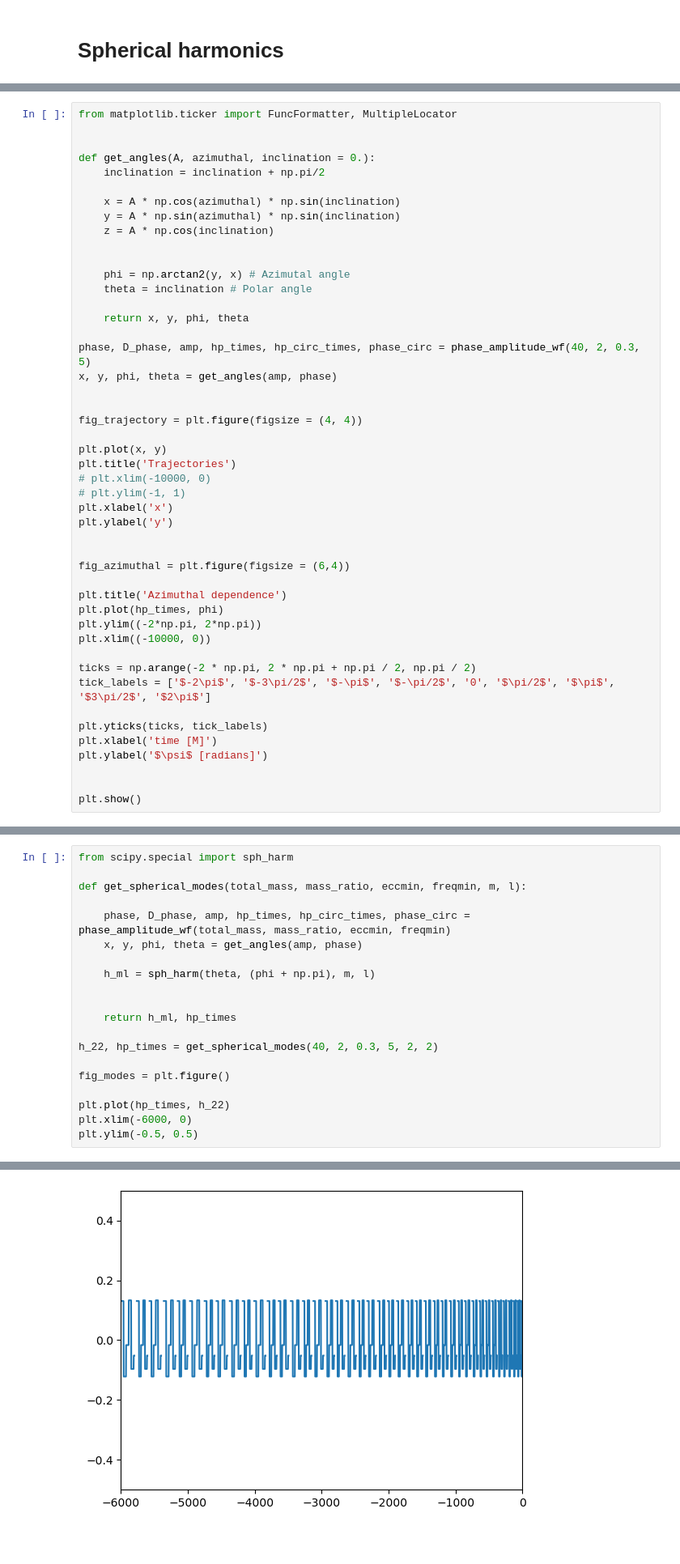
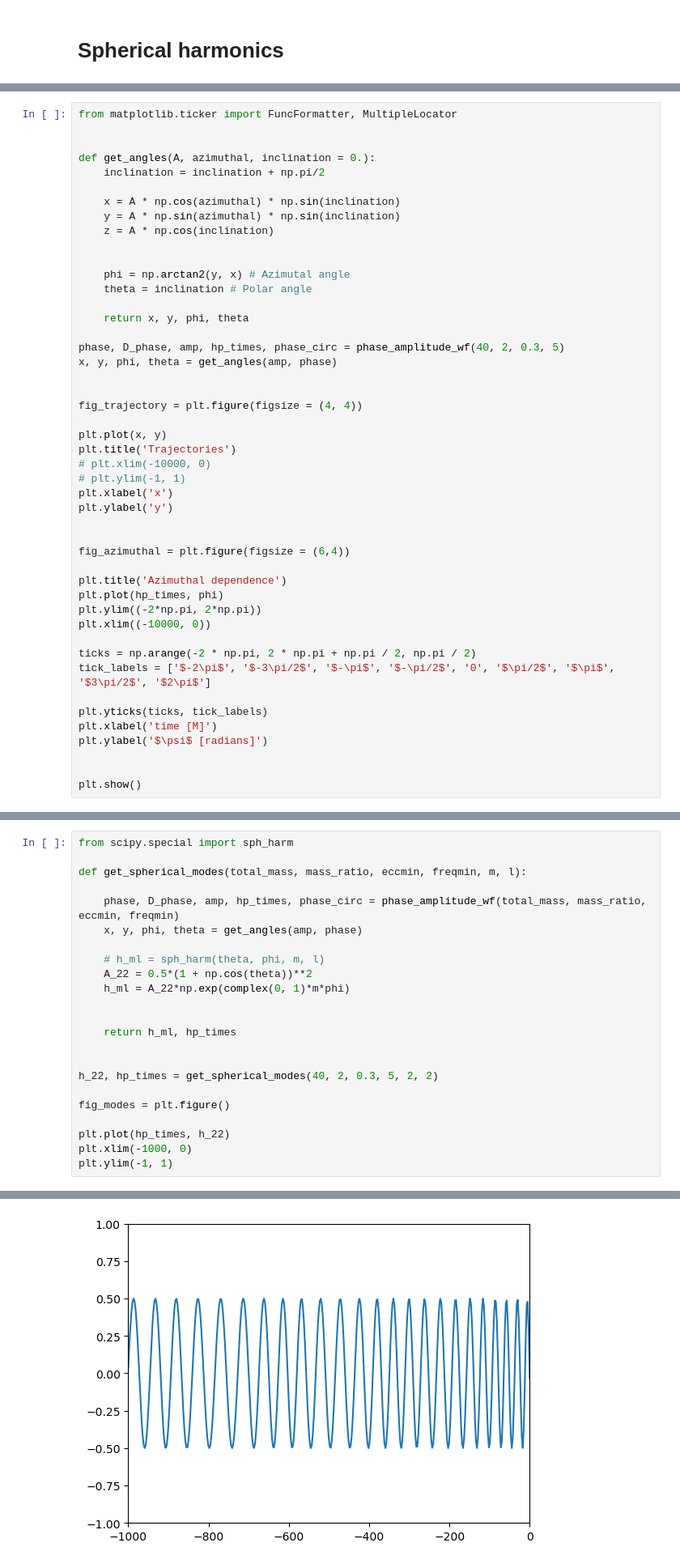
Before and after one commit to suzannelexmond/Thesis_Eccentric_BBHs, a Jupyter notebook: define_eccentricity.ipynb, the cells around one changed output, grey strips where cells are left out. Shown at 81% size. Saved outputs shown, nothing was run; the diff lists cells and outputs as text; blank space fills up the shorter version.

```diff
--- a/define_eccentricity.ipynb
+++ b/define_eccentricity.ipynb
@@ -770,7 +665,7 @@ def get_angles(A, azimuthal, inclination = 0.):
 
     return x, y, phi, theta
 
-phase, D_phase, amp, hp_times, hp_circ_times, phase_circ = phase_amplitude_wf(40, 2, 0.3, 5)
+phase, D_phase, amp, hp_times, phase_circ = phase_amplitude_wf(40, 2, 0.3, 5)
 x, y, phi, theta = get_angles(amp, phase)
 
 
@@ -808,19 +703,22 @@ from scipy.special import sph_harm
 
 def get_spherical_modes(total_mass, mass_ratio, eccmin, freqmin, m, l):
 
-    phase, D_phase, amp, hp_times, hp_circ_times, phase_circ = phase_amplitude_wf(total_mass, mass_ratio, eccmin, freqmin)
+    phase, D_phase, amp, hp_times, phase_circ = phase_amplitude_wf(total_mass, mass_ratio, eccmin, freqmin)
     x, y, phi, theta = get_angles(amp, phase)
 
-    h_ml = sph_harm(theta, (phi + np.pi), m, l)
+    # h_ml = sph_harm(theta, phi, m, l)
+    A_22 = 0.5*(1 + np.cos(theta))**2
+    h_ml = A_22*np.exp(complex(0, 1)*m*phi)
 
 
     return h_ml, hp_times
+
 
 h_22, hp_times = get_spherical_modes(40, 2, 0.3, 5, 2, 2)
 
 fig_modes = plt.figure()
 
 plt.plot(hp_times, h_22)
-plt.xlim(-6000, 0)
-plt.ylim(-0.5, 0.5)
+plt.xlim(-1000, 0)
+plt.ylim(-1, 1)
 # %% [output]
@@ -828 +726 @@ plt.ylim(-0.5, 0.5)
-[figure, old version]
+[figure, new version]
```
Also changed, not shown: parts of 20 cells of this notebook, 1 other file.
